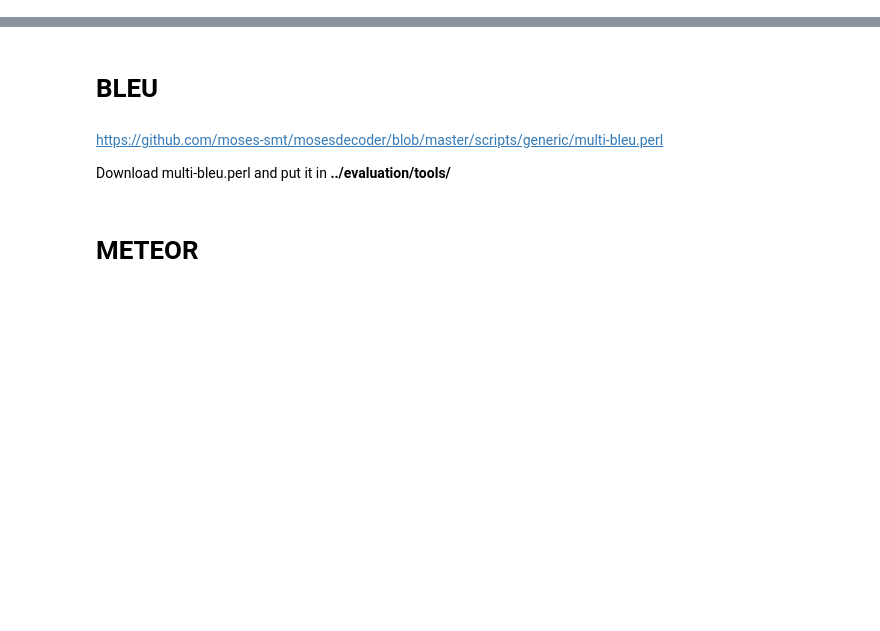
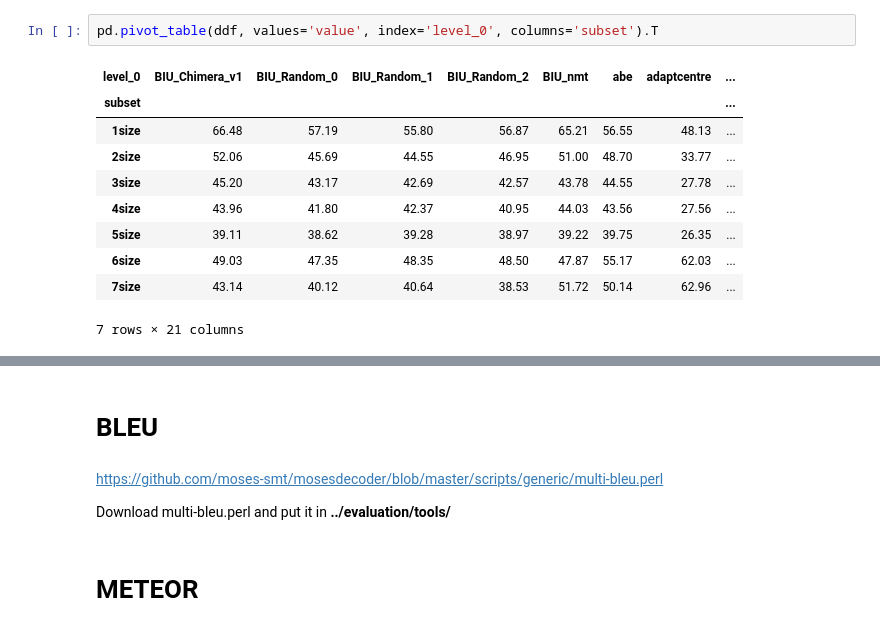
Before and after one commit to abevieiramota/masters, a Jupyter notebook: notebook/00 - Automatic evaluation.ipynb, the cells around one changed output, grey strips where cells are left out. Drawn from its saved outputs; the diff is of its cells as text; blank space fills up the shorter version.

```diff
--- a/notebook/00 - Automatic evaluation.ipynb
+++ b/notebook/00 - Automatic evaluation.ipynb
@@ -69,3 +51,16 @@ df.loc[(slice(None), 'old-cat', '[0, 1, 2]'), :].unstack().sort_values(('value',
 | upf-forge | 40.88 | 0.405867 | 0.559126 |
 | deepnlg-rand | 36.31 | 0.278234 | 0.652122 |
 | uit-vietnam | 19.87 | 0.153499 | 0.785071 |
+# %%
+pd.pivot_table(ddf, values='value', index='level_0', columns='subset').T
+# %% [output]
+| level_0 | BIU_Chimera_v1 | BIU_Random_0 | BIU_Random_1 | BIU_Random_2 | BIU_nmt | abe | adaptcentre | ... |
+| subset |  |  |  |  |  |  |  | ... |
+| 1size | 66.48 | 57.19 | 55.80 | 56.87 | 65.21 | 56.55 | 48.13 | ... |
+| 2size | 52.06 | 45.69 | 44.55 | 46.95 | 51.00 | 48.70 | 33.77 | ... |
+| 3size | 45.20 | 43.17 | 42.69 | 42.57 | 43.78 | 44.55 | 27.78 | ... |
+| 4size | 43.96 | 41.80 | 42.37 | 40.95 | 44.03 | 43.56 | 27.56 | ... |
+| 5size | 39.11 | 38.62 | 39.28 | 38.97 | 39.22 | 39.75 | 26.35 | ... |
+| 6size | 49.03 | 47.35 | 48.35 | 48.50 | 47.87 | 55.17 | 62.03 | ... |
+| 7size | 43.14 | 40.12 | 40.64 | 38.53 | 51.72 | 50.14 | 62.96 | ... |
+7 rows × 21 columns
```
Also changed, not shown: parts of 5 cells of this notebook, 11 other files.
